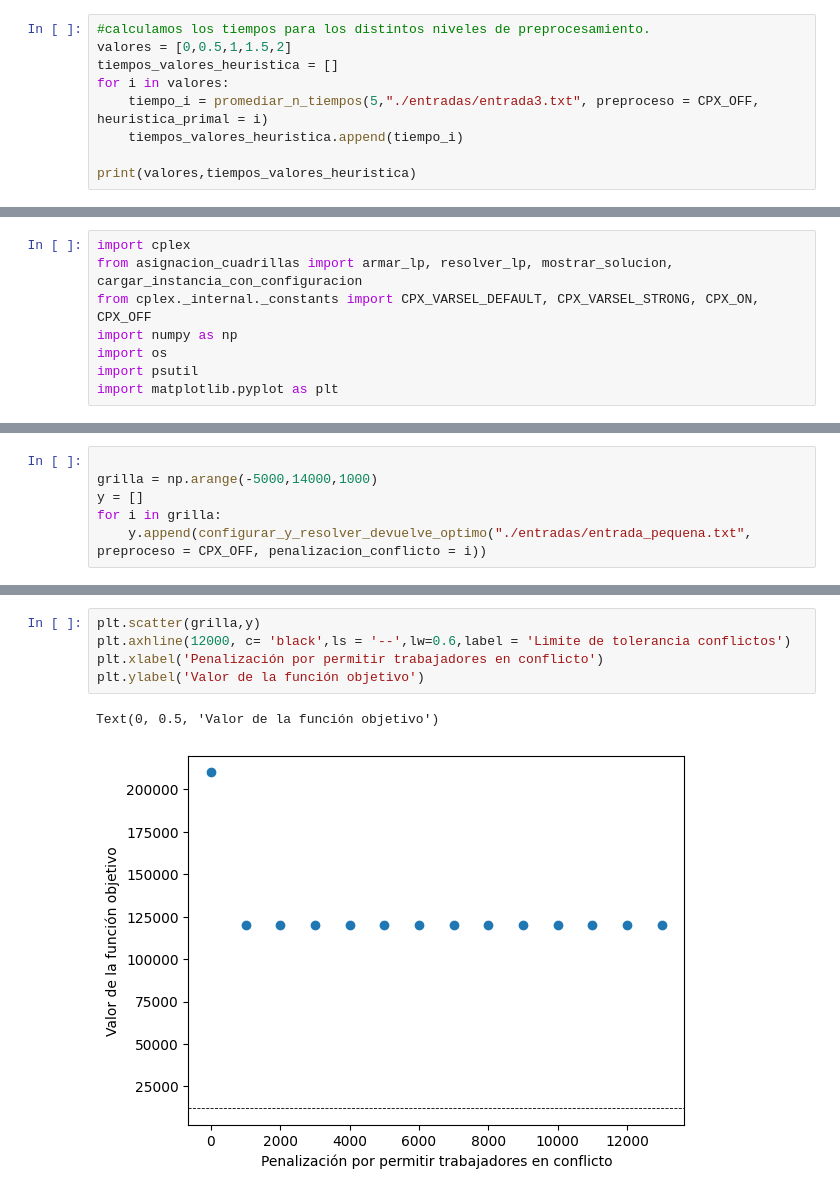
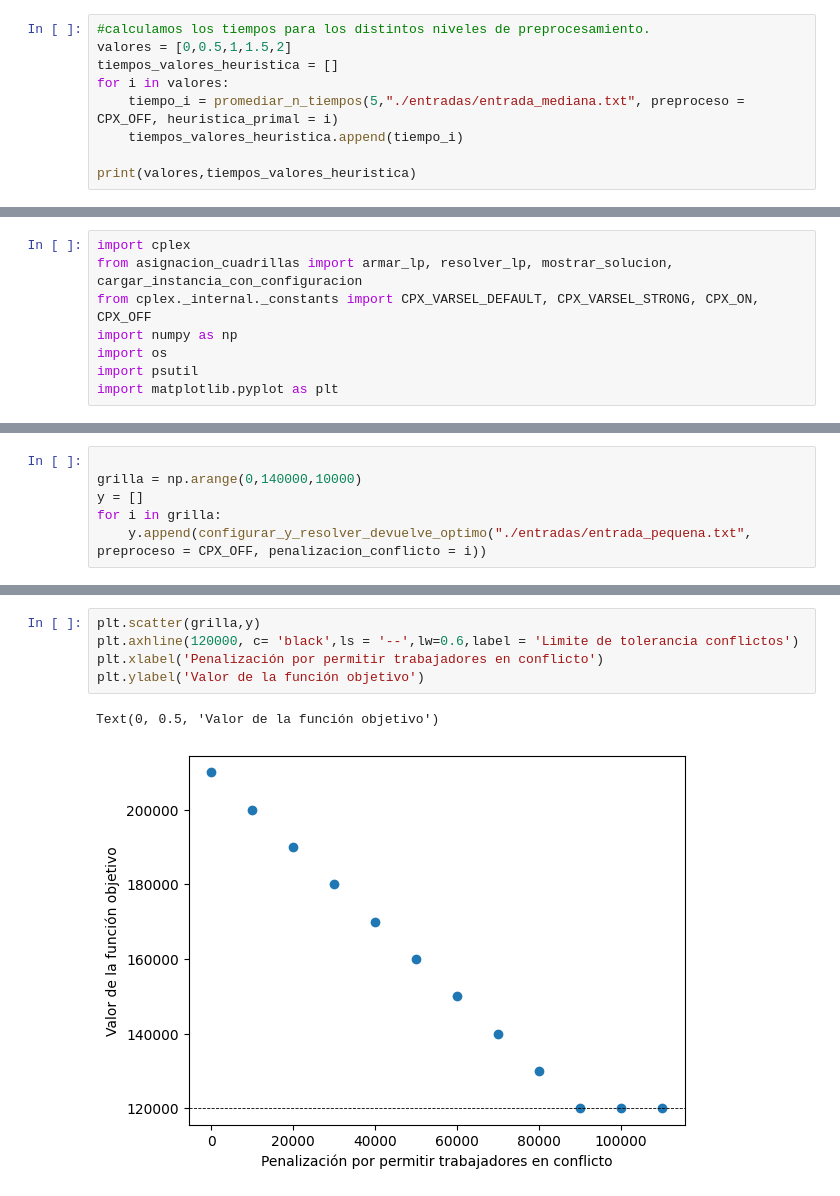
Before and after one commit to Nicopiwi/tps-invop-1c2024, a Jupyter notebook: tp1_ple/notebook.ipynb, the cells around one changed output, grey strips where cells are left out. Saved outputs shown, nothing was run; the diff lists cells and outputs as text.

```diff
--- a/tp1_ple/notebook.ipynb
+++ b/tp1_ple/notebook.ipynb
@@ -133,7 +88,7 @@ def promediar_n_tiempos(n,path,**config):
 valores = [0,0.5,1,1.5,2]
 tiempos_valores_heuristica = []
 for i in valores:
-    tiempo_i = promediar_n_tiempos(5,"./entradas/entrada3.txt", preproceso = CPX_OFF, heuristica_primal = i)
+    tiempo_i = promediar_n_tiempos(5,"./entradas/entrada_mediana.txt", preproceso = CPX_OFF, heuristica_primal = i)
     tiempos_valores_heuristica.append(tiempo_i)
 
 print(valores,tiempos_valores_heuristica)
@@ -269,6 +323,6 @@ def configurar_y_resolver_devuelve_optimo(path, **config):
 # %%
 
-grilla = np.arange(-5000,14000,1000)
+grilla = np.arange(0,140000,10000)
 y = []
 for i in grilla:
     y.append(configurar_y_resolver_devuelve_optimo("./entradas/entrada_pequena.txt", preproceso = CPX_OFF, penalizacion_conflicto = i))
@@ -292,10 +346,10 @@ La orden 9 es realizada por los trabajadores [0, 2, 3, 4, 5, 6, 7, 8, 9]
 La orden 10 es realizada por los trabajadores [0, 2, 3, 4, 5, 6, 7, 8, 9]
 # %%
 plt.scatter(grilla,y)
-plt.axhline(12000, c= 'black',ls = '--',lw=0.6,label = 'Limite de tolerancia conflictos')
+plt.axhline(120000, c= 'black',ls = '--',lw=0.6,label = 'Limite de tolerancia conflictos')
 plt.xlabel('Penalización por permitir trabajadores en conflicto')
 plt.ylabel('Valor de la función objetivo')
 # %% [output]
 Text(0, 0.5, 'Valor de la función objetivo')
-[figure, old version]
+[figure, new version]
 # %%
```
Also changed, not shown: parts of 19 cells of this notebook.
